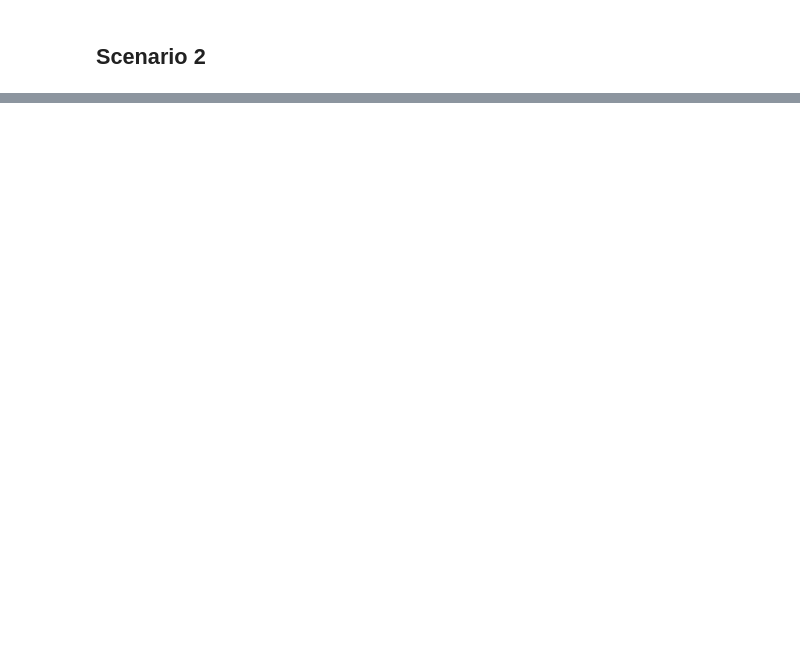
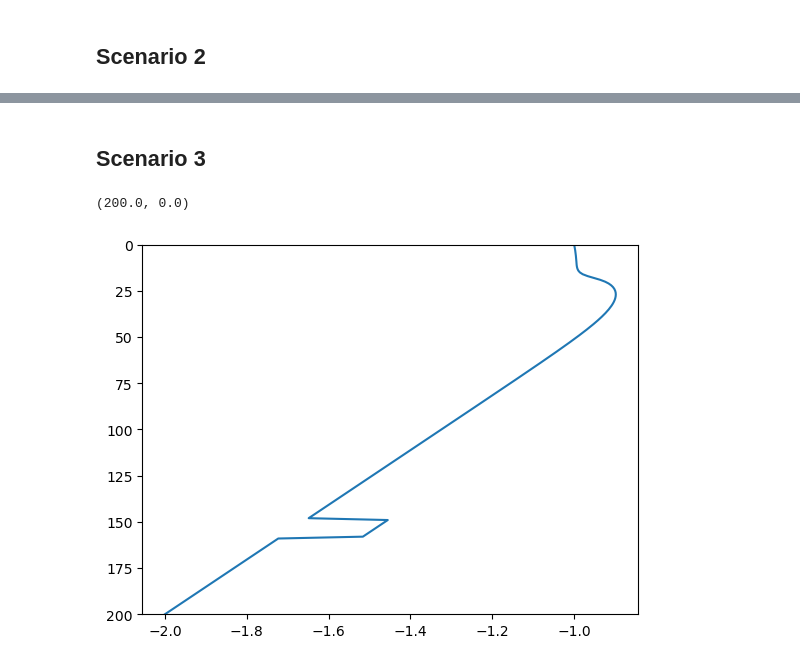
Before and after one commit to nicduboc/numeric_2024, a Jupyter notebook: mini-projects/duboc_miniproj.ipynb, the cells around one changed output, grey strips where cells are left out. Cells and saved outputs as stored; diff of their text form; code cells hidden in the pictures; blank space fills up the shorter version.

```diff
--- a/mini-projects/duboc_miniproj.ipynb
+++ b/mini-projects/duboc_miniproj.ipynb
@@ -134,0 +134,10 @@ plt.legend(loc='best')
+# %% [markdown]
+## Scenario 3
+# %%
+T3 = np.linalg.solve(A,F)
+T3[149:159] = T3[149:159]+0.2
+plt.plot(T3,depth)
+plt.ylim(200,0)
+# %% [output]
+(200.0, 0.0)
+[figure, added]
```
Also changed, not shown: parts of 9 cells of this notebook.
